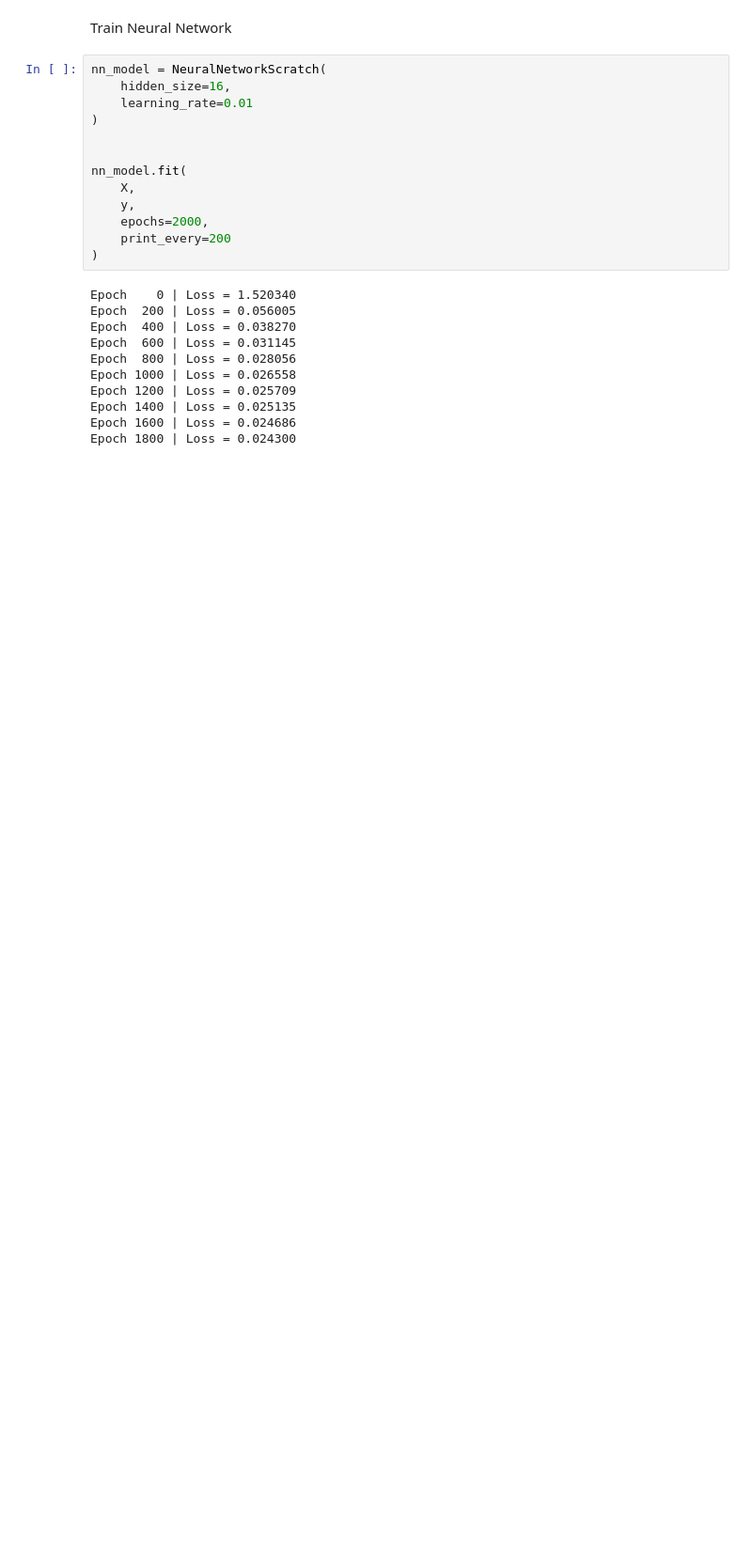
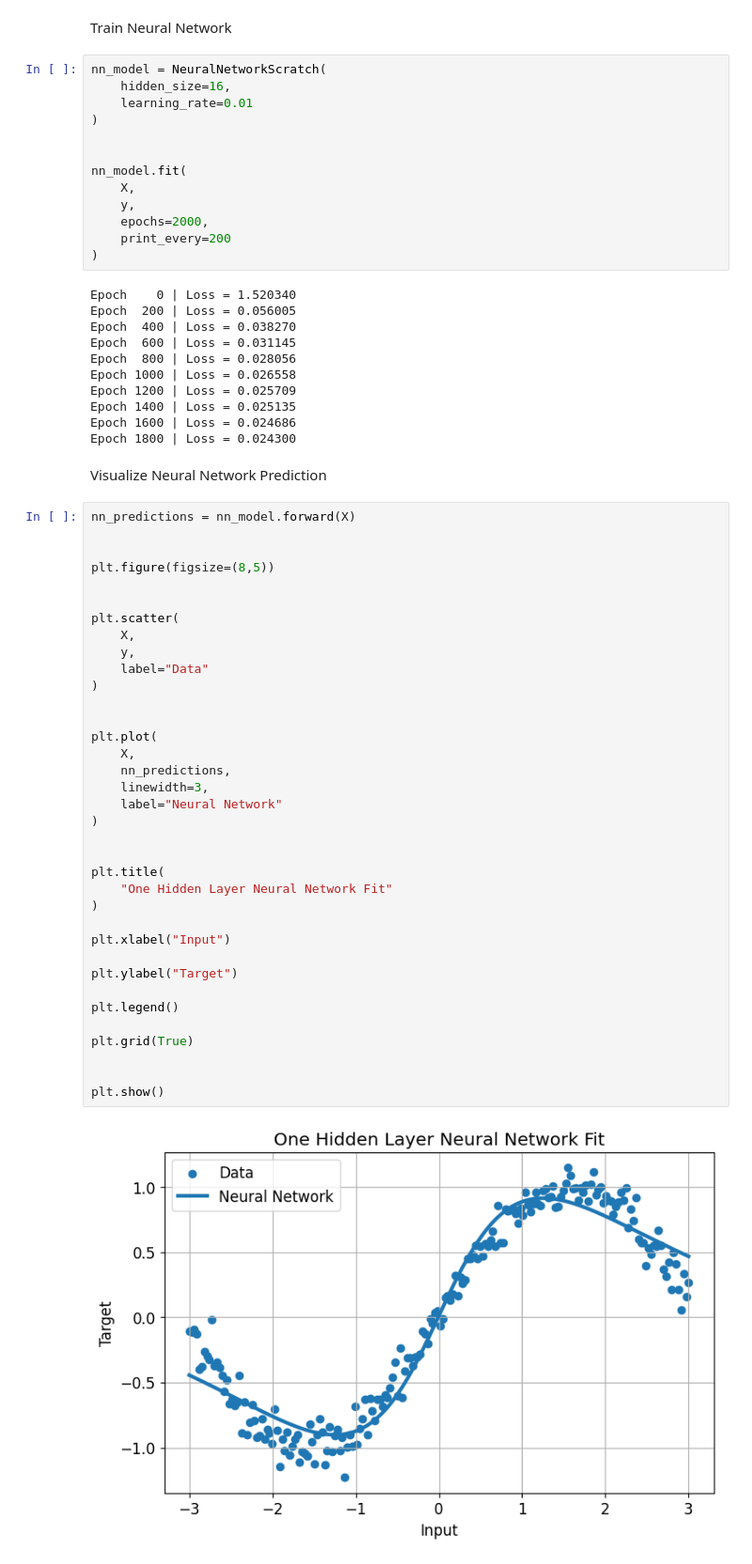
Before and after one commit to Yeabebe/gradient-based-learning, a Jupyter notebook: gradient_learning.ipynb, the cells around one changed output. Shown at 94% size. Saved outputs shown, nothing was run; the diff lists cells and outputs as text; blank space fills up the shorter version.

Commit message:
Visualize neural network prediction and loss curve

```diff
--- a/gradient_learning.ipynb
+++ b/gradient_learning.ipynb
@@ -461,3 +461,43 @@ Epoch 1200 | Loss = 0.025709
 Epoch 1400 | Loss = 0.025135
 Epoch 1600 | Loss = 0.024686
 Epoch 1800 | Loss = 0.024300
+# %% [markdown]
+Visualize Neural Network Prediction
+# %%
+nn_predictions = nn_model.forward(X)
+
+
+plt.figure(figsize=(8,5))
+
+
+plt.scatter(
+    X,
+    y,
+    label="Data"
+)
+
+
+plt.plot(
+    X,
+    nn_predictions,
+    linewidth=3,
+    label="Neural Network"
+)
+
+
+plt.title(
+    "One Hidden Layer Neural Network Fit"
+)
+
+plt.xlabel("Input")
+
+plt.ylabel("Target")
+
+plt.legend()
+
+plt.grid(True)
+
+
+plt.show()
+# %% [output]
+[figure, added]
```
Also changed, not shown: parts of 2 cells of this notebook.
